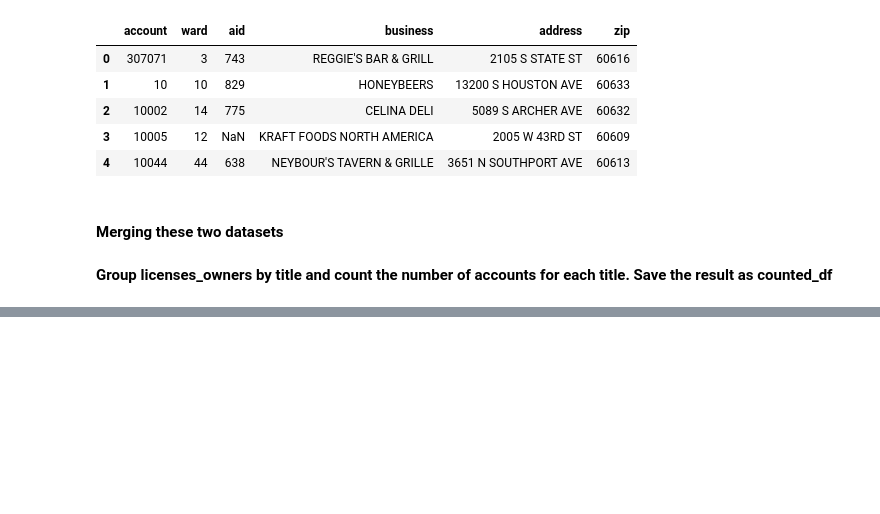
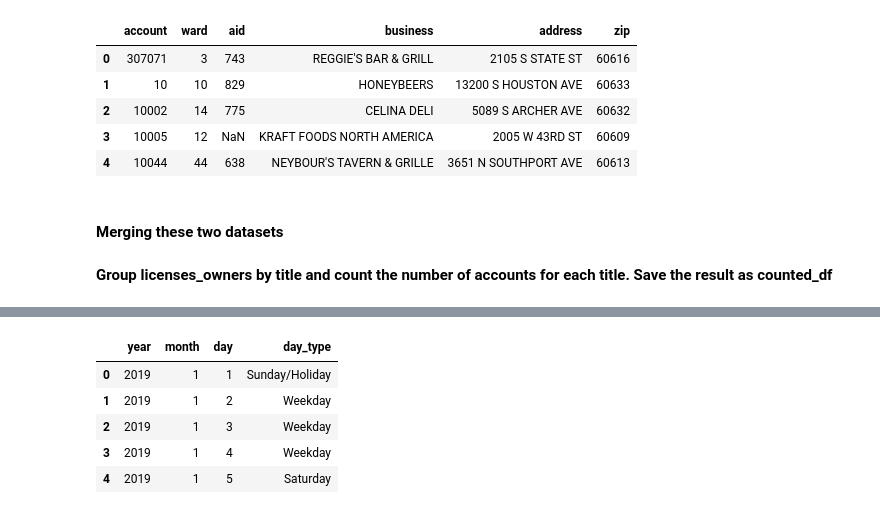
Before and after one commit to ishtiakrongon/Datacamp-Joining_data_with_pandas, a Jupyter notebook: data_merging_basics.ipynb, the cells around one changed output, grey strips where cells are left out. Saved outputs shown, nothing was run; the diff lists cells and outputs as text; code cells hidden in the pictures; blank space fills up the shorter version.

```diff
--- a/data_merging_basics.ipynb
+++ b/data_merging_basics.ipynb
@@ -250,0 +275,9 @@ VICE PRESIDENT       970
+# %%
+cal.head()
+# %% [output]
+|  | year | month | day | day_type |
+| 0 | 2019 | 1 | 1 | Sunday/Holiday |
+| 1 | 2019 | 1 | 2 | Weekday |
+| 2 | 2019 | 1 | 3 | Weekday |
+| 3 | 2019 | 1 | 4 | Weekday |
+| 4 | 2019 | 1 | 5 | Saturday |
```
Also changed, not shown: parts of 21 cells of this notebook, 4 other files.
